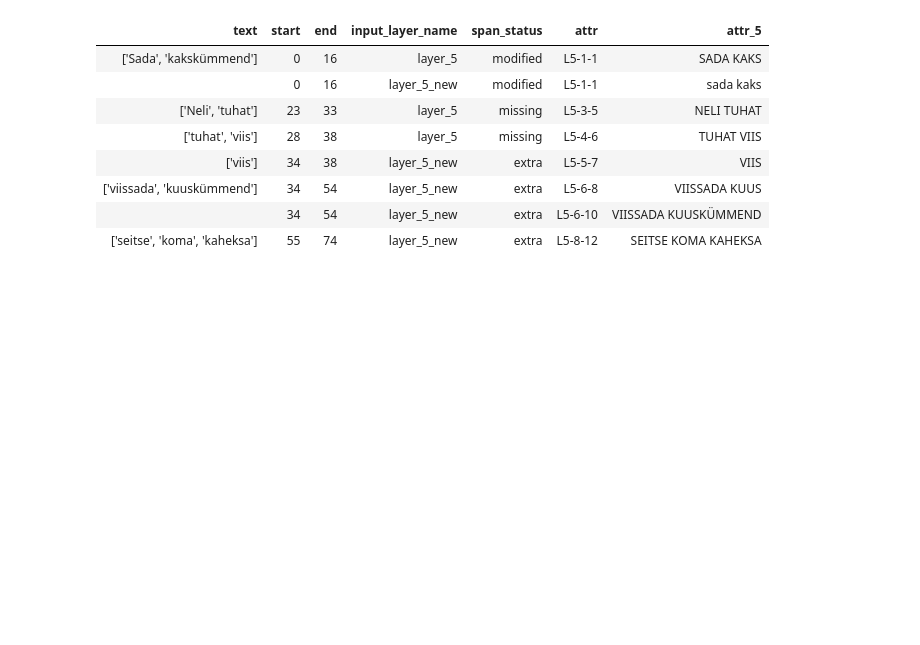
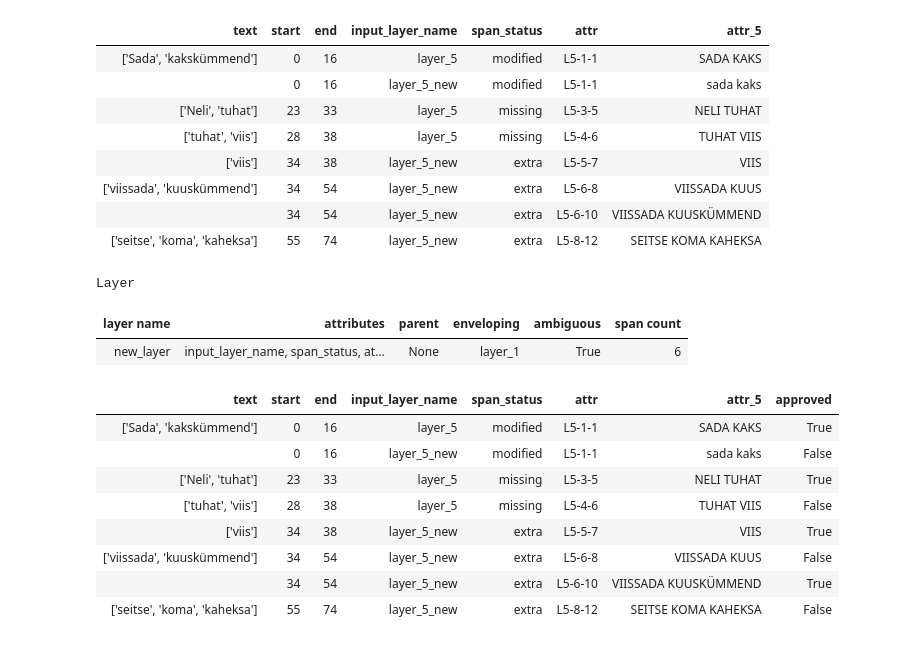
Before and after one commit to estnltk/estnltk, a Jupyter notebook: estnltk/visualisation/notebooks/diff_visualisation.ipynb, the cells around one changed output. Cells and saved outputs as stored; diff of their text form; code cells hidden in the pictures; blank space fills up the shorter version.

```diff
--- a/estnltk/visualisation/notebooks/diff_visualisation.ipynb
+++ b/estnltk/visualisation/notebooks/diff_visualisation.ipynb
@@ -161,6 +140,21 @@ Layer
 | ['viissada', 'kuuskümmend'] | 34 | 54 | layer_5_new | extra | L5-6-8 | VIISSADA KUUS |
 |  | 34 | 54 | layer_5_new | extra | L5-6-10 | VIISSADA KUUSKÜMMEND |
 | ['seitse', 'koma', 'kaheksa'] | 55 | 74 | layer_5_new | extra | L5-8-12 | SEITSE KOMA KAHEKSA |
+# %%
+display.mark_chosen_spans()
+# %% [output]
+Layer
+| layer name | attributes | parent | enveloping | ambiguous | span count |
+| new_layer | input_layer_name, span_status, at... | None | layer_1 | True | 6 |
+| text | start | end | input_layer_name | span_status | attr | attr_5 | approved |
+| ['Sada', 'kakskümmend'] | 0 | 16 | layer_5 | modified | L5-1-1 | SADA KAKS | True |
+|  | 0 | 16 | layer_5_new | modified | L5-1-1 | sada kaks | False |
+| ['Neli', 'tuhat'] | 23 | 33 | layer_5 | missing | L5-3-5 | NELI TUHAT | True |
+| ['tuhat', 'viis'] | 28 | 38 | layer_5 | missing | L5-4-6 | TUHAT VIIS | False |
+| ['viis'] | 34 | 38 | layer_5_new | extra | L5-5-7 | VIIS | True |
+| ['viissada', 'kuuskümmend'] | 34 | 54 | layer_5_new | extra | L5-6-8 | VIISSADA KUUS | False |
+|  | 34 | 54 | layer_5_new | extra | L5-6-10 | VIISSADA KUUSKÜMMEND | True |
+| ['seitse', 'koma', 'kaheksa'] | 55 | 74 | layer_5_new | extra | L5-8-12 | SEITSE KOMA KAHEKSA | False |
 # %%
 display.delete_chosen_spans()
 # %% [output]
```
Also changed, not shown: parts of 18 cells of this notebook, 11 other files.
